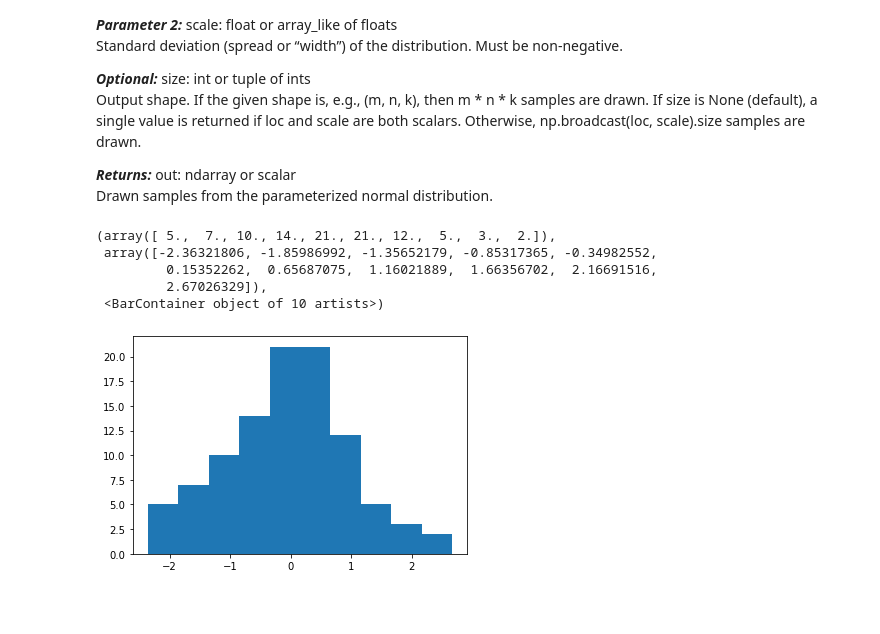
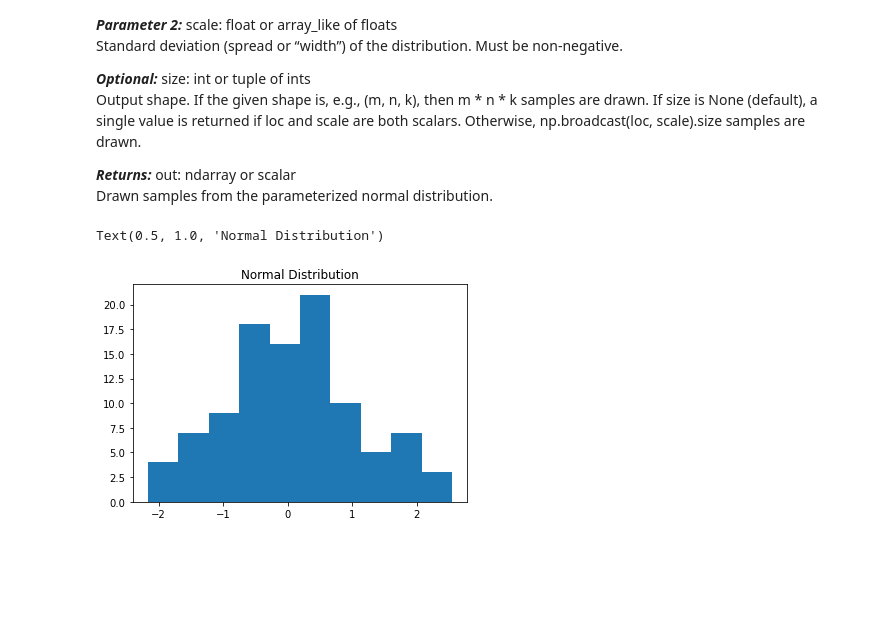
Before and after one commit to G00398258/progforda_assignment, a Jupyter notebook: progda_assignment.ipynb, the cells around one changed output. Cells and saved outputs as stored; diff of their text form; code cells hidden in the pictures; blank space fills up the shorter version.

```diff
--- a/progda_assignment.ipynb
+++ b/progda_assignment.ipynb
@@ -408,14 +429,11 @@ Drawn samples from the parameterized normal distribution.
 # %%
 # Example - lets plot a histogram of function x with mean 0 and standard deviation 1
 x = np.random.normal(loc=0, scale=1, size=(100))
 plt.hist(x)
+plt.title("Normal Distribution")
 # %% [output]
-(array([ 5.,  7., 10., 14., 21., 21., 12.,  5.,  3.,  2.]),
- array([-2.36321806, -1.85986992, -1.35652179, -0.85317365, -0.34982552,
-         0.15352262,  0.65687075,  1.16021889,  1.66356702,  2.16691516,
-         2.67026329]),
- <BarContainer object of 10 artists>)
+Text(0.5, 1.0, 'Normal Distribution')
-[figure, old version]
+[figure, new version]
 # %% [markdown]
 <br>
 # %% [markdown]
```
Also changed, not shown: parts of 82 cells of this notebook.
